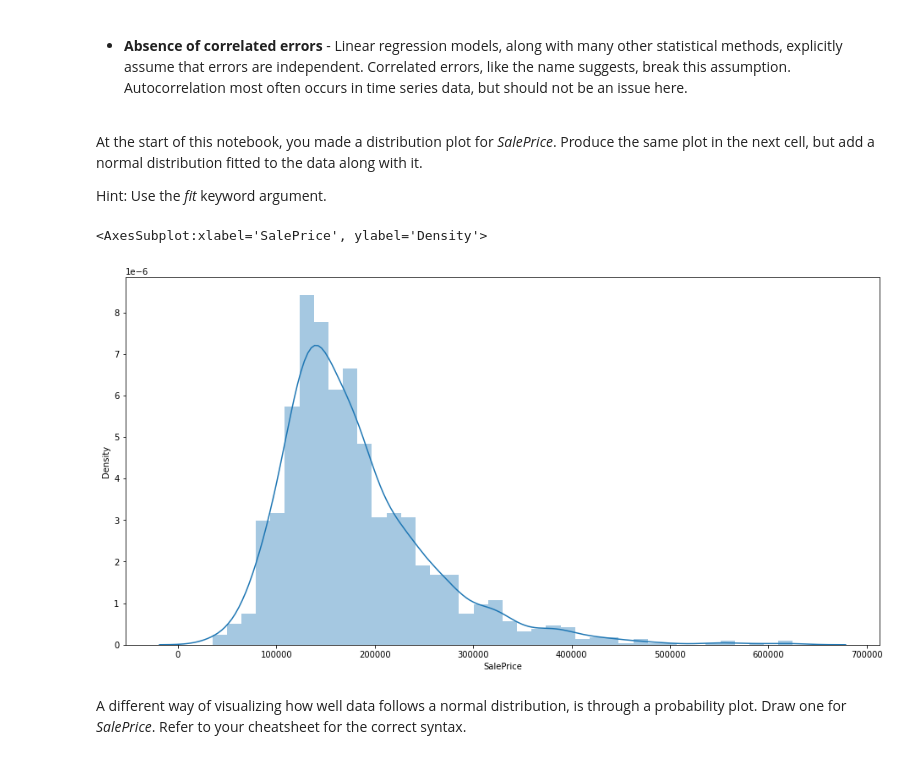
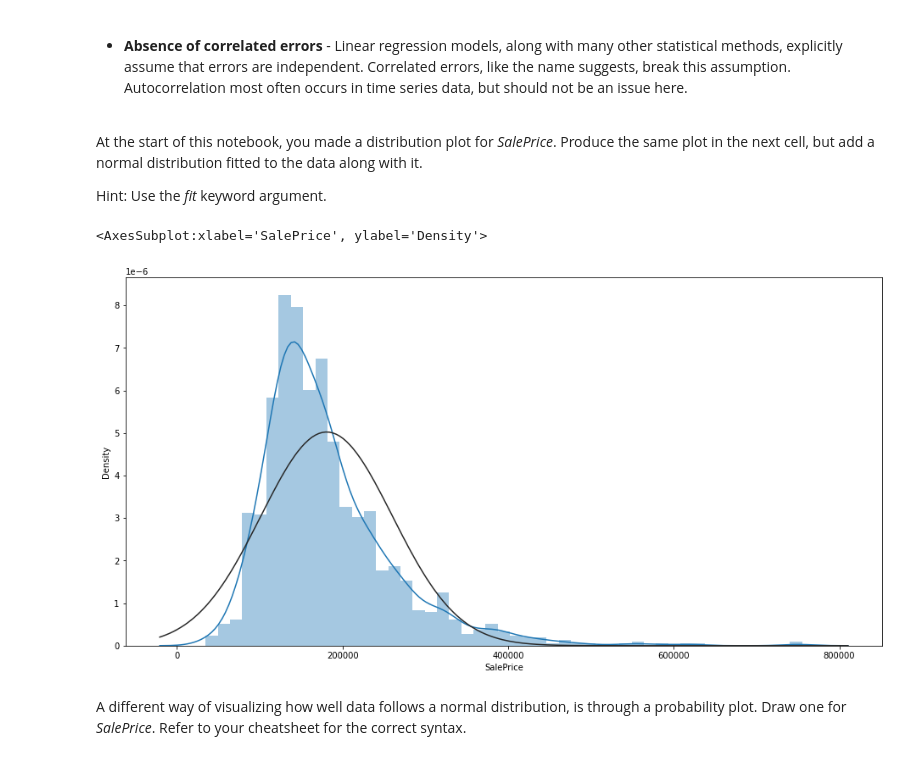
Before and after one commit to bang-a-coder/project-datascience101, a Jupyter notebook: Data Science 101-2.ipynb, the cells around one changed output. Cells and saved outputs as stored; diff of their text form; code cells hidden in the pictures.

Commit message:
fit norm dist

```diff
--- a/Data Science 101-2.ipynb
+++ b/Data Science 101-2.ipynb
@@ -594,14 +594,15 @@ At the start of this notebook, you made a distribution plot for <i>SalePrice</i>
 Hint: Use the <i>fit</i> keyword argument.
 # %%
 # Make a distribution plot for SalePrice with a fitted normal distribution
-sns.distplot(fixedDF['SalePrice'])
+
+sns.distplot(fixedDF['SalePrice'],fit=stats.norm)
 # _, bins, _ = plt.hist(fixedDF['SalePrice'], 20, density=1, alpha=0.5)
 # mu, sigma = stats.norm.fit(fixedDF['SalePrice'])
 # plot = sns.displot(fixedDF['SalePrice'])
 # bestFitLine = stats.norm.pdf(plot, mu, sigma)
 # %% [output]
 <AxesSubplot:xlabel='SalePrice', ylabel='Density'>
-[figure, old version]
+[figure, new version]
 # %% [markdown]
 A different way of visualizing how well data follows a normal distribution, is through a probability plot. Draw one for <i>SalePrice</i>. Refer to your cheatsheet for the correct syntax.
 # %%
```
